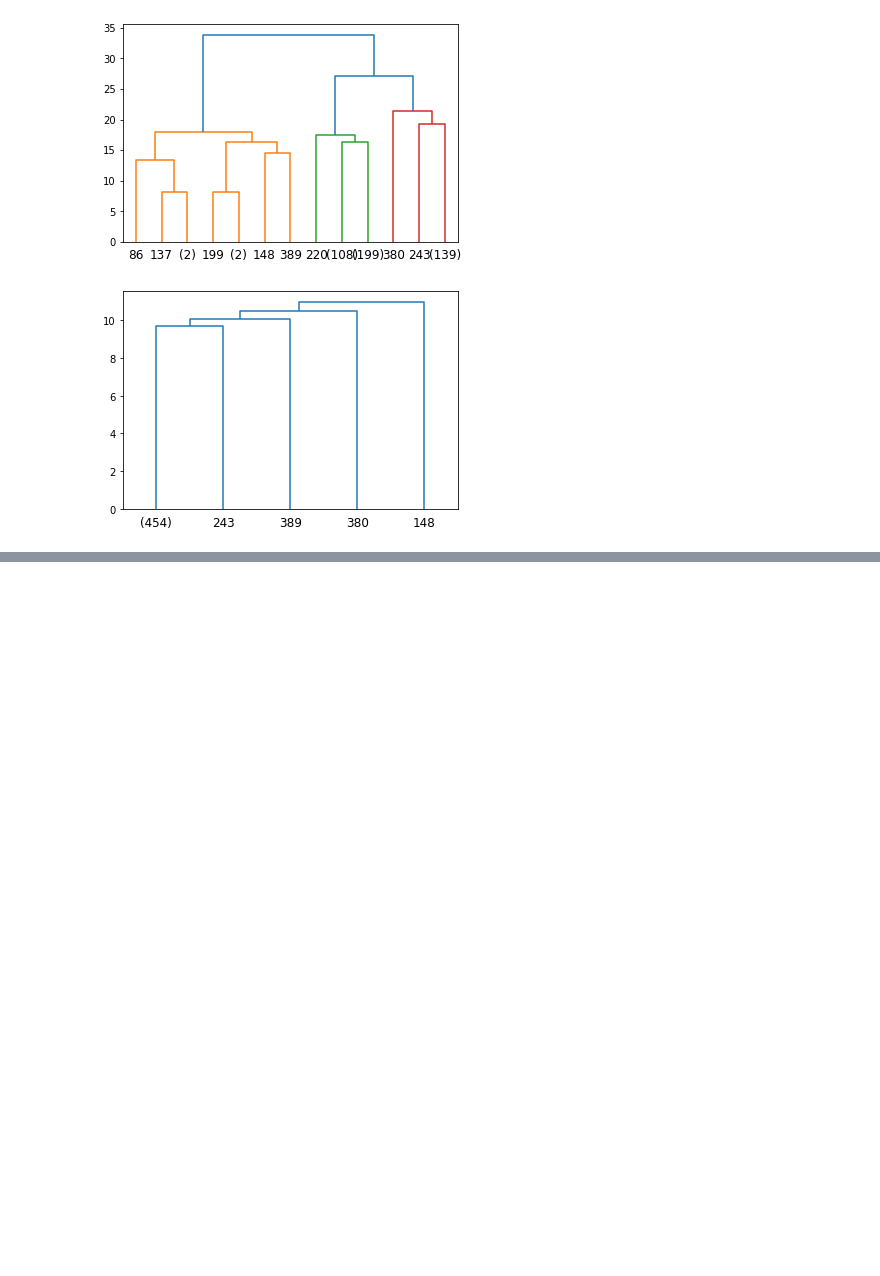
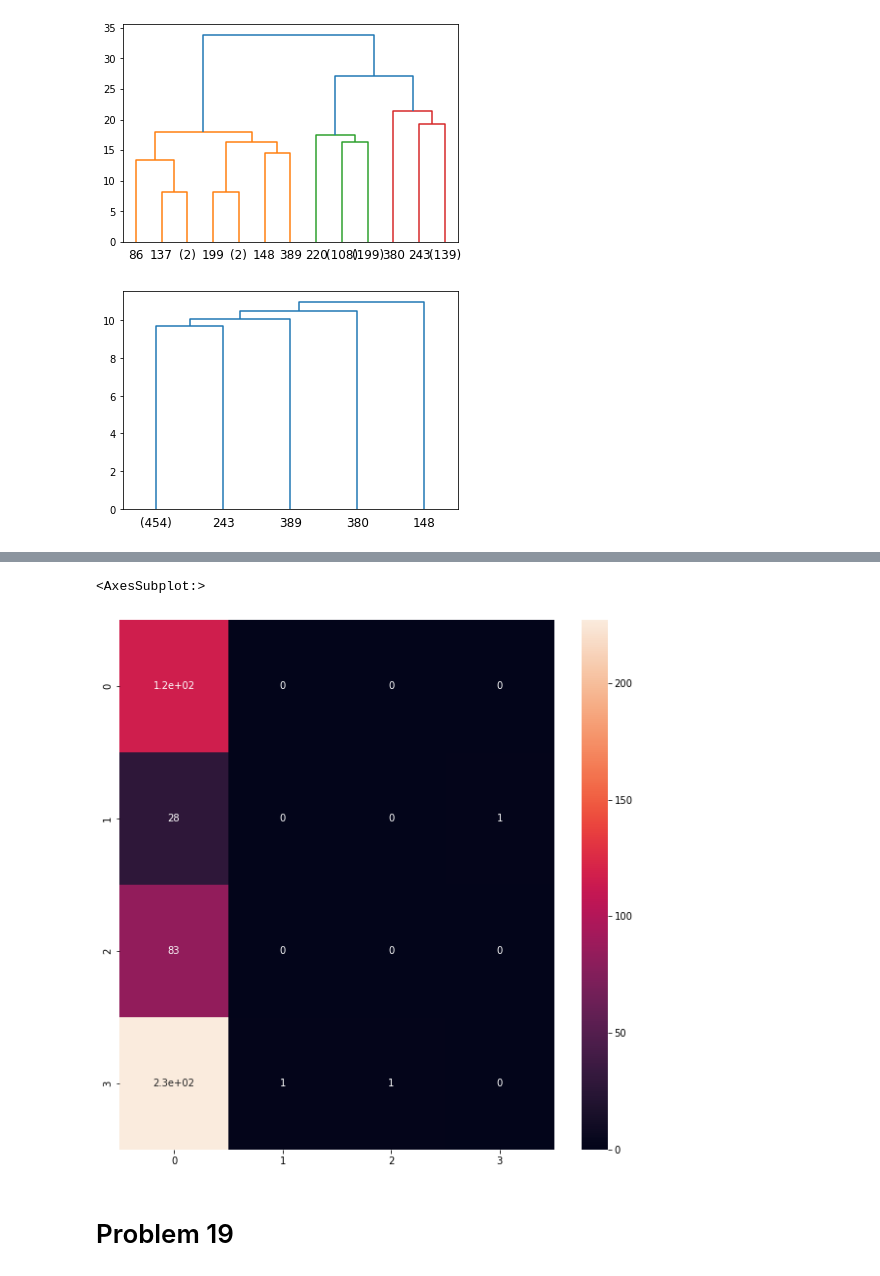
Before and after one commit to enricobu96/iml-exercises, a Jupyter notebook: set3/code.ipynb, the cells around one changed output, grey strips where cells are left out. Saved outputs shown, nothing was run; the diff lists cells and outputs as text; code cells hidden in the pictures; blank space fills up the shorter version.

```diff
--- a/set3/code.ipynb
+++ b/set3/code.ipynb
@@ -153,0 +167,12 @@ plot_dendrogram(agg_single, truncate_mode="level", p=3)
+# %%
+y_true = training_set['class4']
+cm = confusion_matrix(y_true, y_pred_sing)
+
+# plt.matshow(cm)
+plt.figure(figsize=(10,10))
+sns.heatmap(cm, annot=True)
+# %% [output]
+<AxesSubplot:>
+[figure, added]
+# %% [markdown]
+# Problem 19
```
Also changed, not shown: parts of 12 cells of this notebook, 10 other files.
